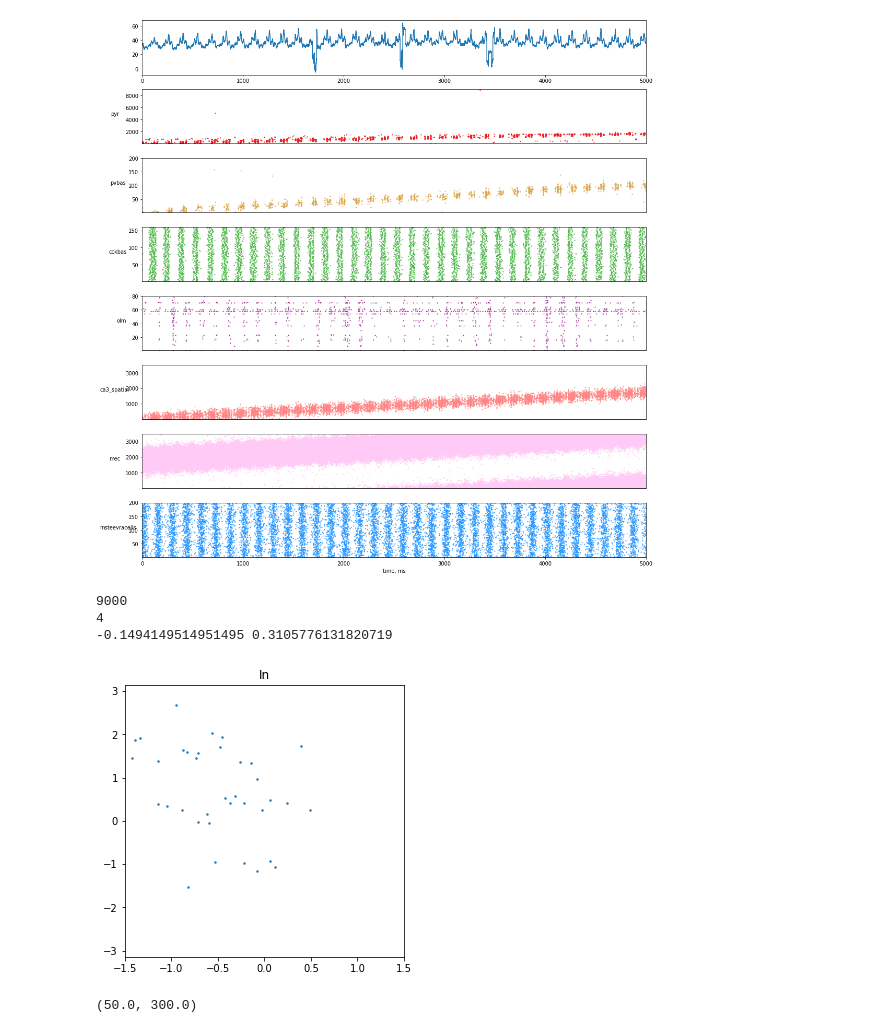
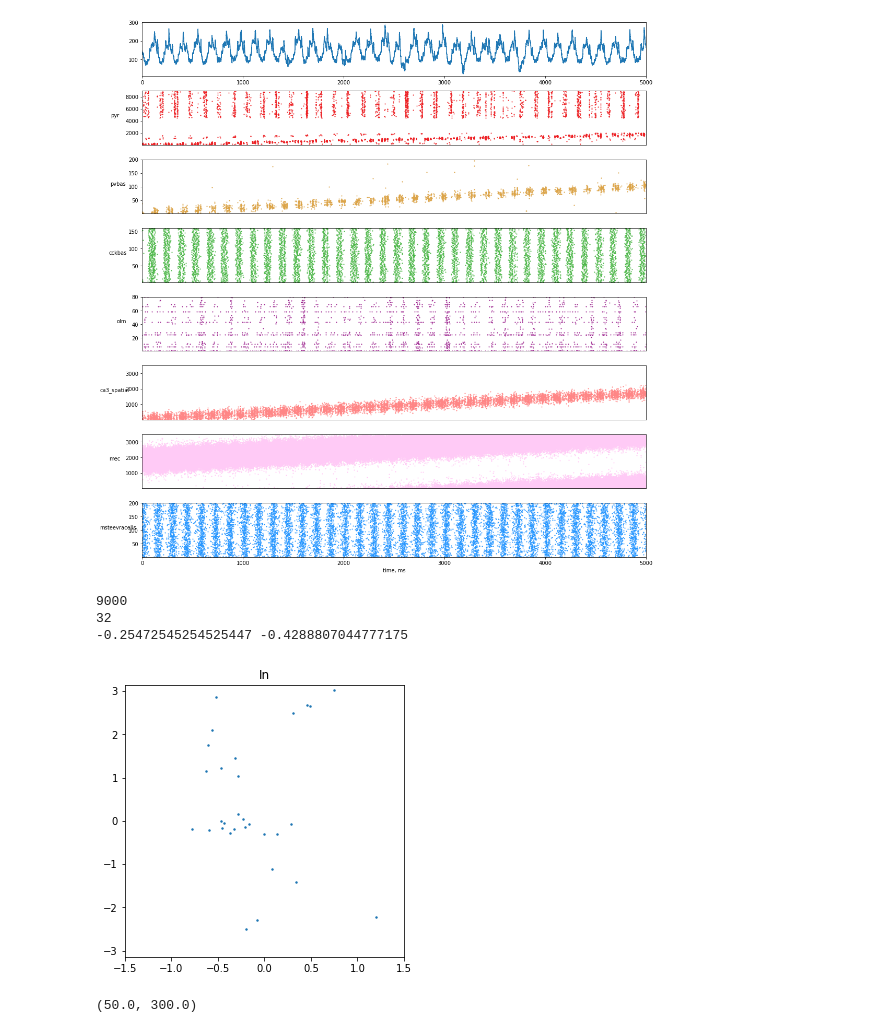
Before and after one commit to ivanmysin/CA1_rhythms_model, a Jupyter notebook: run_from_notebook.ipynb, the cells around one changed output. Drawn from its saved outputs; the diff is of its cells as text; code cells hidden in the pictures.

Commit message:
theta state

```diff
--- a/run_from_notebook.ipynb
+++ b/run_from_notebook.ipynb
@@ -43,14 +43,14 @@ plt.rcParams["figure.figsize"] = (15, 5)
 
 neuron_order = ["pyr", "pvbas",  "cckbas", "olm", "ca3_spatial", "mec", "msteevracells"]
 
-filepath = "../../Data/CA1_simulation/test_ripples.hdf5"  # test.hdf5" # # basic_params["file_results"]
+filepath = "../../Data/CA1_simulation/test.hdf5"  # test_ripples.hdf5"  # # # basic_params["file_results"]
 # my_plot.plot_spike_raster(file)
 
 with h5py.File(filepath, 'r') as h5file:
     t0 = h5file["time"][0]
     t1 = h5file["time"][-1]
 
-    lfp = h5file["extracellular/electrode_1/lfp/origin_data/channel_1"][:] # np.ones(1000) #s
+    lfp = h5file["extracellular/electrode_1/lfp/origin_data/channel_3"][:] # np.ones(1000) #s
     t = np.linspace(t0, t1, lfp.size)
 
     raster_group = h5file["extracellular/electrode_1/firing/origin_data"]
@@ -70,34 +70,34 @@ with h5py.File(filepath, 'r') as h5file:
 
         try:
             celltype_group = raster_group[celltype]
             axes = plt.subplot(gs[celltype_idx+1])
 
             # print("#########################")
             for sp_idx, (cell_key, firing) in enumerate(sorted(celltype_group.items(), key=lambda x: int(x[0].split("_")[-1]),)):
                 # print(cell_key)
                 sp_idx += 1
                 color = plotting_param["neuron_colors"][celltype]
                 axes.scatter(firing,  np.zeros(firing.size) + sp_idx, s=1.2, color=color )
 
                 # if sp_idx > 3500 and celltype=="pyr": break
 
             axes.set_ylim(1, sp_idx)
             axes.set_xlim(t0, t1)
             # axes.set_xlim(4000, 6000)
             axes.set_ylabel(celltype, rotation='horizontal', labelpad=20)
 
             if celltype_idx == len(neuron_order) - 1:
                 axes.set_xlabel("time, ms")
             else:
                 axes.tick_params(labelbottom=False, bottom=False)
         except KeyError:
             continue
 
 
 fig.tight_layout()
 plt.show()
 # %% [output]
-[figure, old version]
+[figure, new version]
 # %%
 print("hello")
 # %%
@@ -164,7 +164,7 @@ def get_place_phase(filepath):
 
     with h5py.File(filepath, 'r') as h5file:
         sampling_rate = 0.1*h5file["extracellular/electrode_1/lfp/origin_data"].attrs["SamplingRate"]
-        theta_signal = h5file["extracellular/electrode_1/lfp/processing/bands/channel_1/theta"][:]
+        theta_signal = h5file["extracellular/electrode_1/lfp/processing/bands/channel_3/theta"][:]
         t = h5file["time"][:]
         # sampling_rate = 1000 / (t[1] - t[0])
 
@@ -199,7 +199,7 @@ def get_place_phase(filepath):
 
             # print(cell_key)
 
-            if firing.size < 10: continue
+            if firing.size < 8: continue
 
 
             counter += 1
@@ -297,9 +297,9 @@ ax_in.set_ylim(-np.pi, np.pi)
 plt.show()
 # %% [output]
 9000
-4
--0.1494149514951495 0.3105776131820719
+32
+-0.25472545254525447 -0.4288807044777175
-[figure, old version]
+[figure, new version]
 # %%
 import numpy as np
 
```
Also changed, not shown: parts of 3 cells of this notebook, 2 other files.
